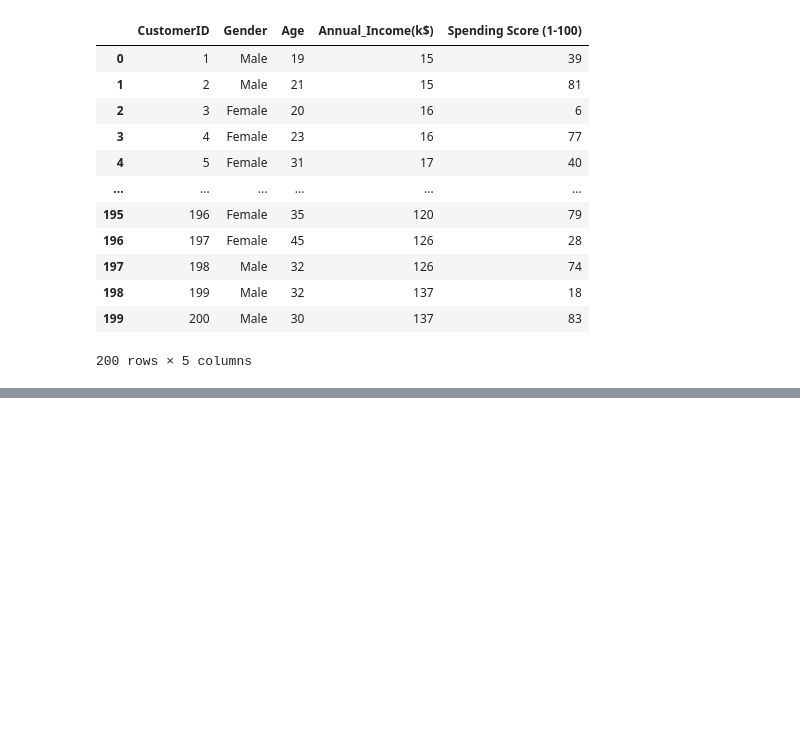
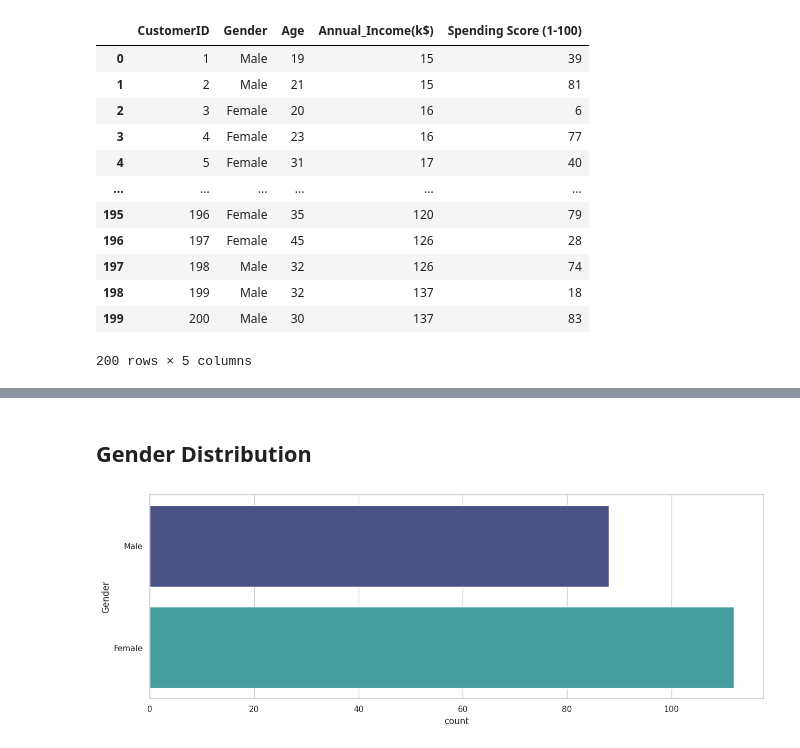
Before and after one commit to aved991/customer_segmentation---Unsupervised-Machine-Learning, a Jupyter notebook: CustomerSegmentation_K_Means.ipynb, the cells around one changed output, grey strips where cells are left out. Cells and saved outputs as stored; diff of their text form; code cells hidden in the pictures; blank space fills up the shorter version.

```diff
--- a/CustomerSegmentation_K_Means.ipynb
+++ b/CustomerSegmentation_K_Means.ipynb
@@ -44,0 +116,8 @@ df
+# %% [markdown]
+##  **Gender Distribution**
+# %%
+plt.figure(figsize=(15,5))
+sns.countplot(y="Gender",hue="Gender", data=df, palette='mako' )
+plt.show()
+# %% [output]
+[figure, added]
```
Also changed, not shown: parts of 45 cells of this notebook.
